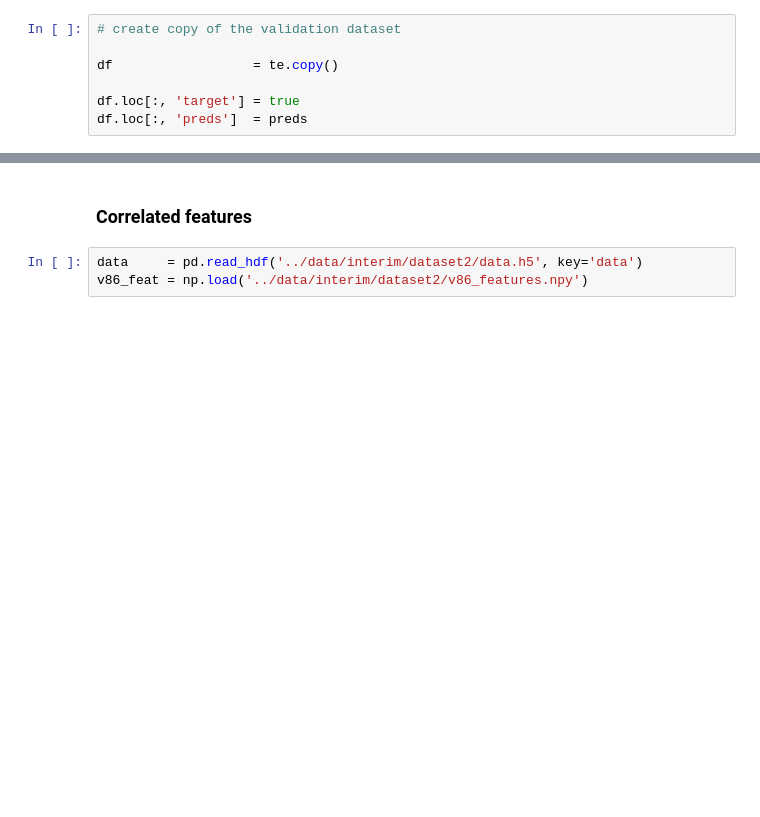
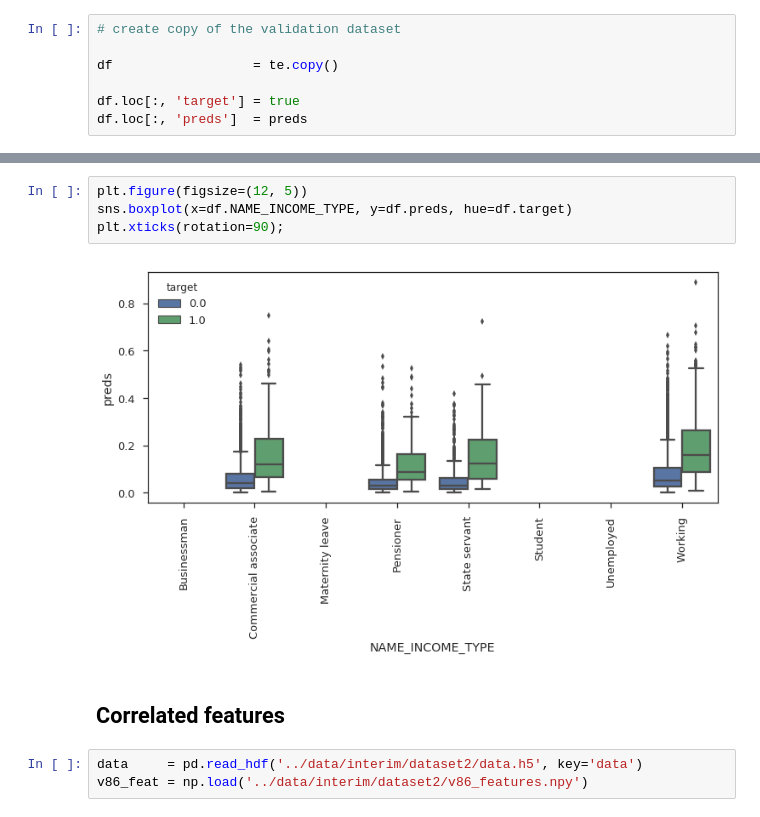
Before and after one commit to numb3r33/Kaggle_Home_Credit, a Jupyter notebook: notebooks/Polya.ipynb, the cells around one changed output, grey strips where cells are left out. Saved outputs shown, nothing was run; the diff lists cells and outputs as text; blank space fills up the shorter version.

```diff
--- a/notebooks/Polya.ipynb
+++ b/notebooks/Polya.ipynb
@@ -845,5 +703,11 @@ plt.title('TARGET == 0');
+# %%
+plt.figure(figsize=(12, 5))
+sns.boxplot(x=df.NAME_INCOME_TYPE, y=df.preds, hue=df.target)
+plt.xticks(rotation=90);
+# %% [output]
+[figure, added]
 # %% [markdown]
-### Correlated features
+## Correlated features
 # %%
 data     = pd.read_hdf('../data/interim/dataset2/data.h5', key='data')
 v86_feat = np.load('../data/interim/dataset2/v86_features.npy')
```
Also changed, not shown: parts of 24 cells of this notebook, 3 other files.
